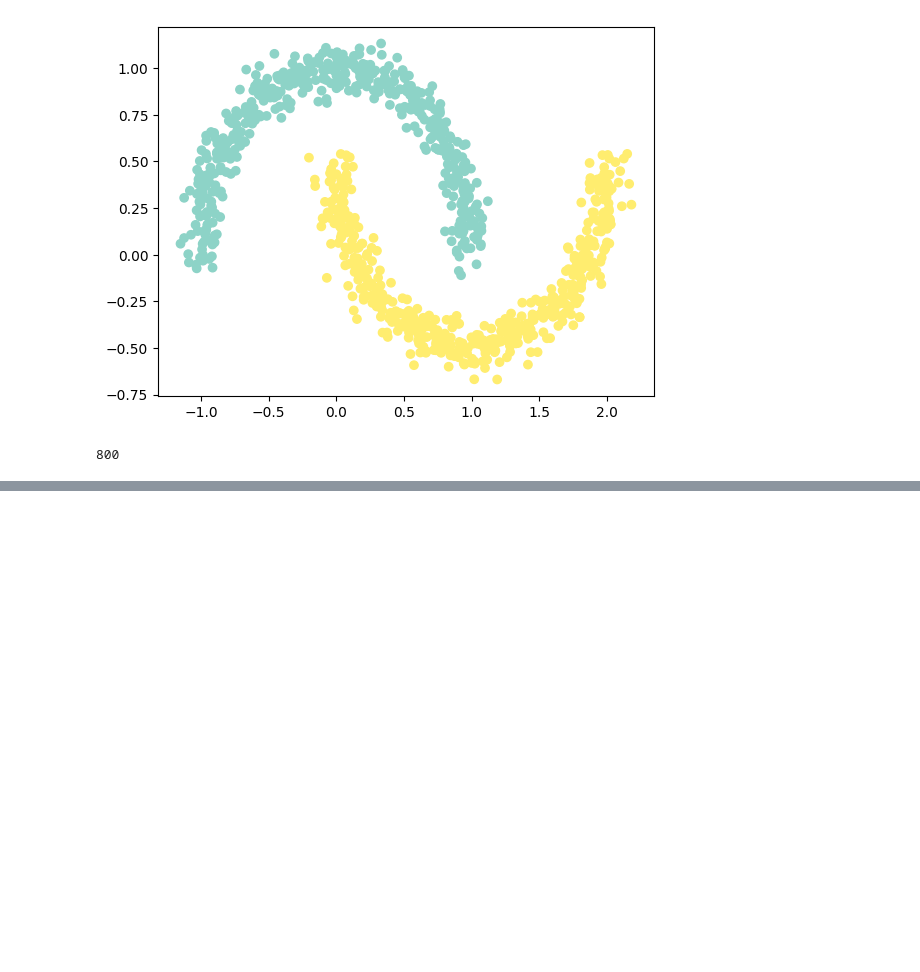
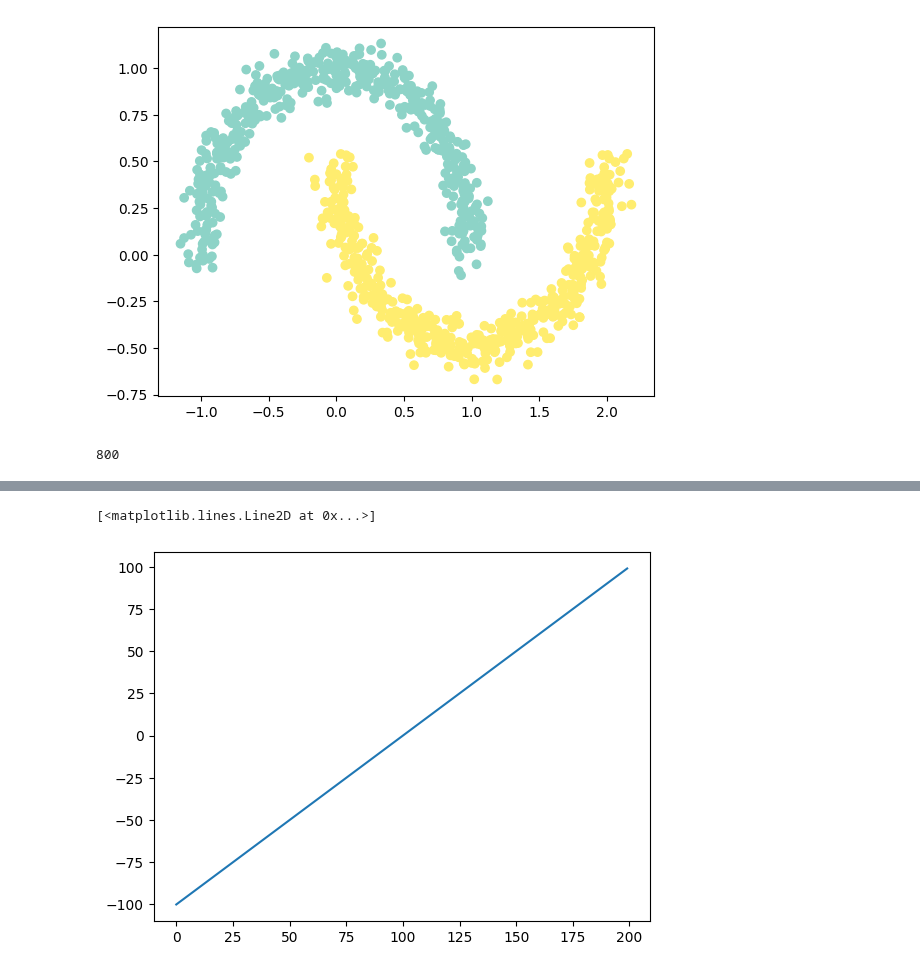
Before and after one commit to AlexanderAKM/Pytorch-Fundamentals, a Jupyter notebook: 02_pytorch_neural_network_classification.ipynb, the cells around one changed output, grey strips where cells are left out. Saved outputs shown, nothing was run; the diff lists cells and outputs as text; code cells hidden in the pictures; blank space fills up the shorter version.

```diff
--- a/02_pytorch_neural_network_classification.ipynb
+++ b/02_pytorch_neural_network_classification.ipynb
@@ -965,0 +1023,6 @@ optimizer = torch.optim.SGD(params=model_5.parameters(), lr=0.1)
+# %%
+tensor_A = torch.arange(-100, 100, 1)
+plt.plot(tensor_A)
+# %% [output]
+[<matplotlib.lines.Line2D at 0x...>]
+[figure, added]
```
Also changed, not shown: parts of 15 cells of this notebook.
